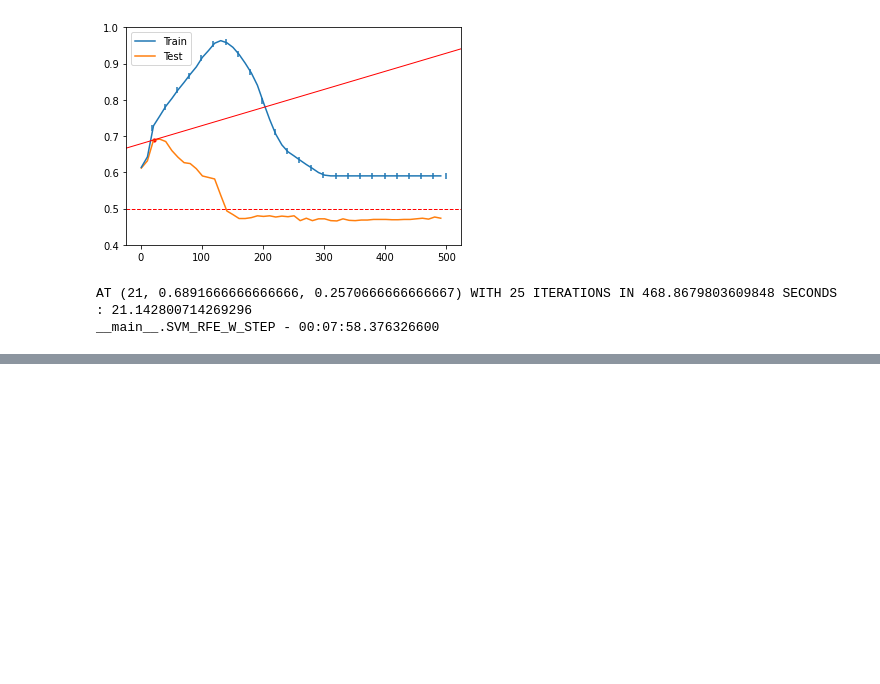
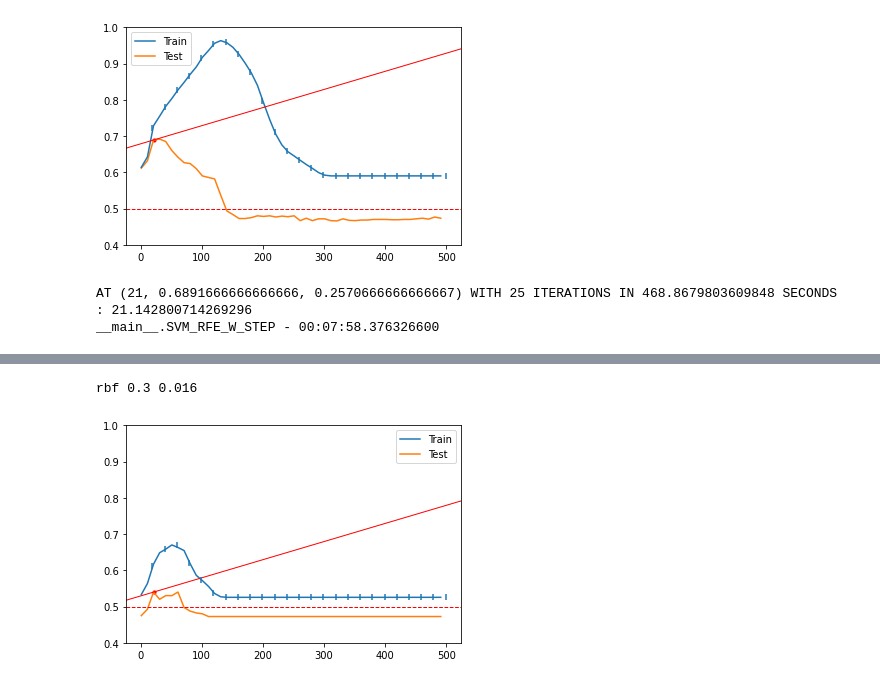
Before and after one commit to elmeunick9/TFG, a Jupyter notebook: Lab/NLKernel/svm-kernels-madelon-rbf4.ipynb, the cells around one changed output, grey strips where cells are left out. Drawn from its saved outputs; the diff is of its cells as text; code cells hidden in the pictures; blank space fills up the shorter version.

```diff
--- a/Lab/NLKernel/svm-kernels-madelon-rbf4.ipynb
+++ b/Lab/NLKernel/svm-kernels-madelon-rbf4.ipynb
@@ -186,0 +204,5 @@ SVM_RFE_W_STEP(20, 0.6, 0.024, 'rbf')
+# %%
+SVM_RFE_W_STEP(20, 0.3, 0.016, 'rbf')
+# %% [output]
+rbf 0.3 0.016
+[figure, added]
```
Also changed, not shown: parts of 2 cells of this notebook, 55 other files.
